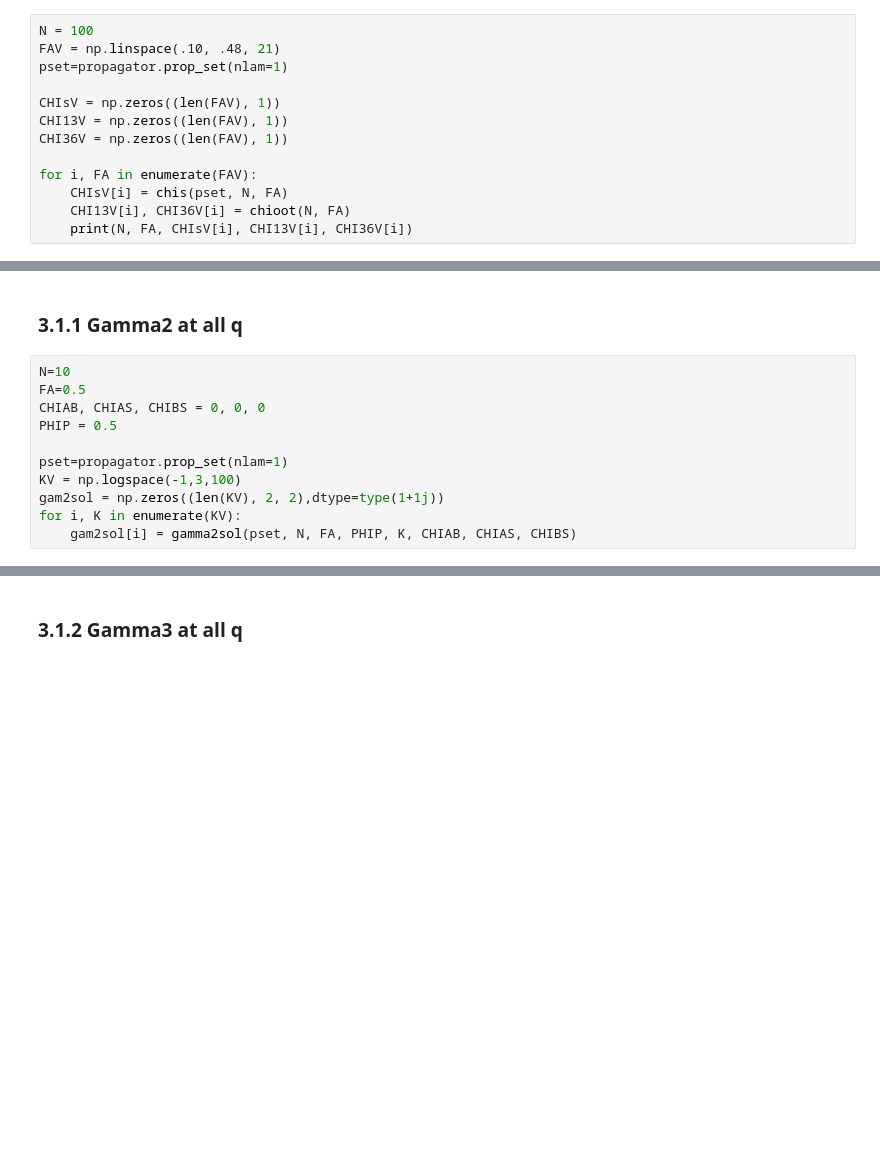
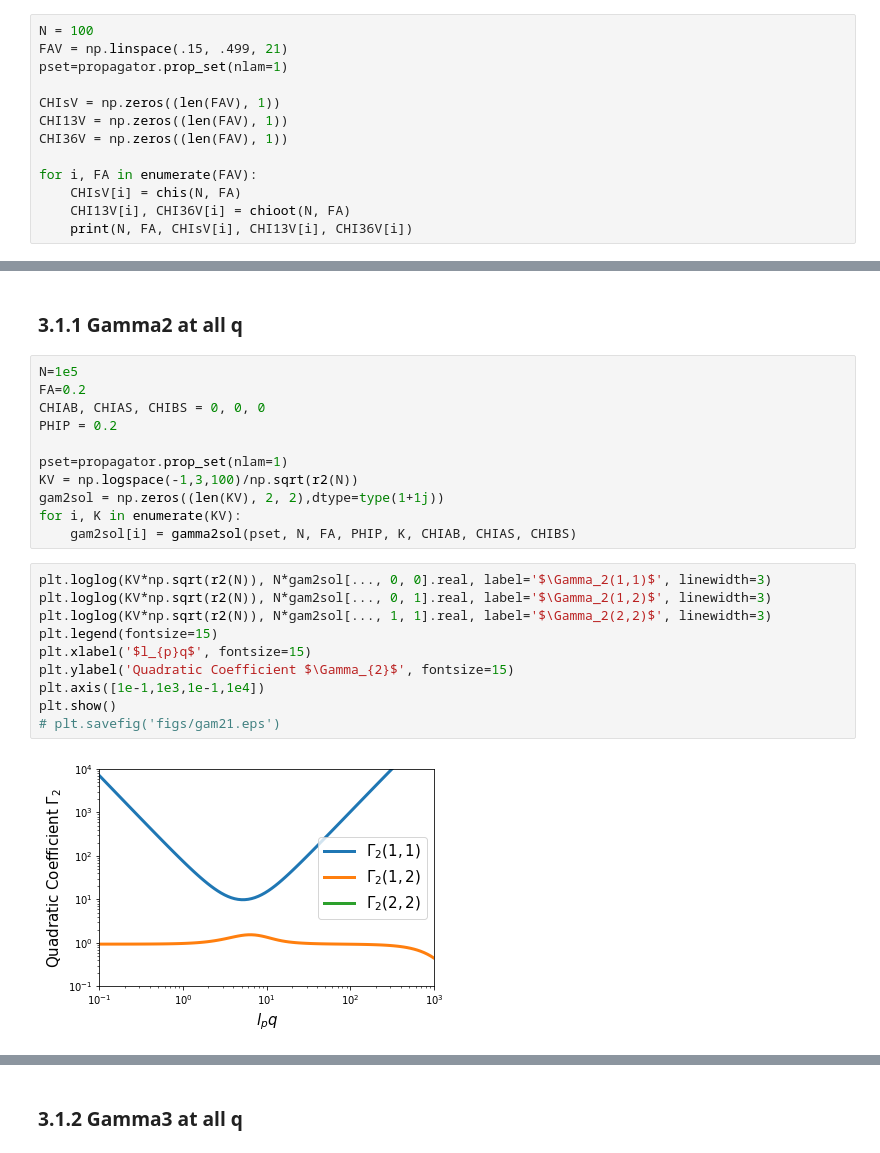
Before and after one commit to qmacAstanford/MultiPointCalculation, a Jupyter notebook: TestGAMcalc.ipynb, the cells around one changed output, grey strips where cells are left out. Saved outputs shown, nothing was run; the diff lists cells and outputs as text; blank space fills up the shorter version.

```diff
--- a/TestGAMcalc.ipynb
+++ b/TestGAMcalc.ipynb
@@ -271,7 +239,7 @@ chioot(100, 0.3)
 (0.073003560271214837, 0.0013127702877559783)
 # %%
 N = 100
-FAV = np.linspace(.10, .48, 21)
+FAV = np.linspace(.15, .499, 21)
 pset=propagator.prop_set(nlam=1)
 
 CHIsV = np.zeros((len(FAV), 1))
@@ -279,6 +247,6 @@ CHI13V = np.zeros((len(FAV), 1))
 CHI36V = np.zeros((len(FAV), 1))
 
 for i, FA in enumerate(FAV):
-    CHIsV[i] = chis(pset, N, FA)
+    CHIsV[i] = chis(N, FA)
     CHI13V[i], CHI36V[i] = chioot(N, FA)
     print(N, FA, CHIsV[i], CHI13V[i], CHI36V[i])
@@ -578,13 +525,25 @@ f2.close()
 # %% [markdown]
 ### 3.1.1 Gamma2 at all q
 # %%
-N=10
-FA=0.5
+N=1e5
+FA=0.2
 CHIAB, CHIAS, CHIBS = 0, 0, 0
-PHIP = 0.5
+PHIP = 0.2
 
 pset=propagator.prop_set(nlam=1)
-KV = np.logspace(-1,3,100)
+KV = np.logspace(-1,3,100)/np.sqrt(r2(N))
 gam2sol = np.zeros((len(KV), 2, 2),dtype=type(1+1j))
 for i, K in enumerate(KV):
     gam2sol[i] = gamma2sol(pset, N, FA, PHIP, K, CHIAB, CHIAS, CHIBS)
+# %%
+plt.loglog(KV*np.sqrt(r2(N)), N*gam2sol[..., 0, 0].real, label='$\Gamma_2(1,1)$', linewidth=3)
+plt.loglog(KV*np.sqrt(r2(N)), N*gam2sol[..., 0, 1].real, label='$\Gamma_2(1,2)$', linewidth=3)
+plt.loglog(KV*np.sqrt(r2(N)), N*gam2sol[..., 1, 1].real, label='$\Gamma_2(2,2)$', linewidth=3)
+plt.legend(fontsize=15)
+plt.xlabel('$l_{p}q$', fontsize=15)
+plt.ylabel('Quadratic Coefficient $\Gamma_{2}$', fontsize=15)
+plt.axis([1e-1,1e3,1e-1,1e4])
+plt.show()
+# plt.savefig('figs/gam21.eps')
+# %% [output]
+[figure, added]
```
Also changed, not shown: parts of 41 cells of this notebook, 46 other files.
